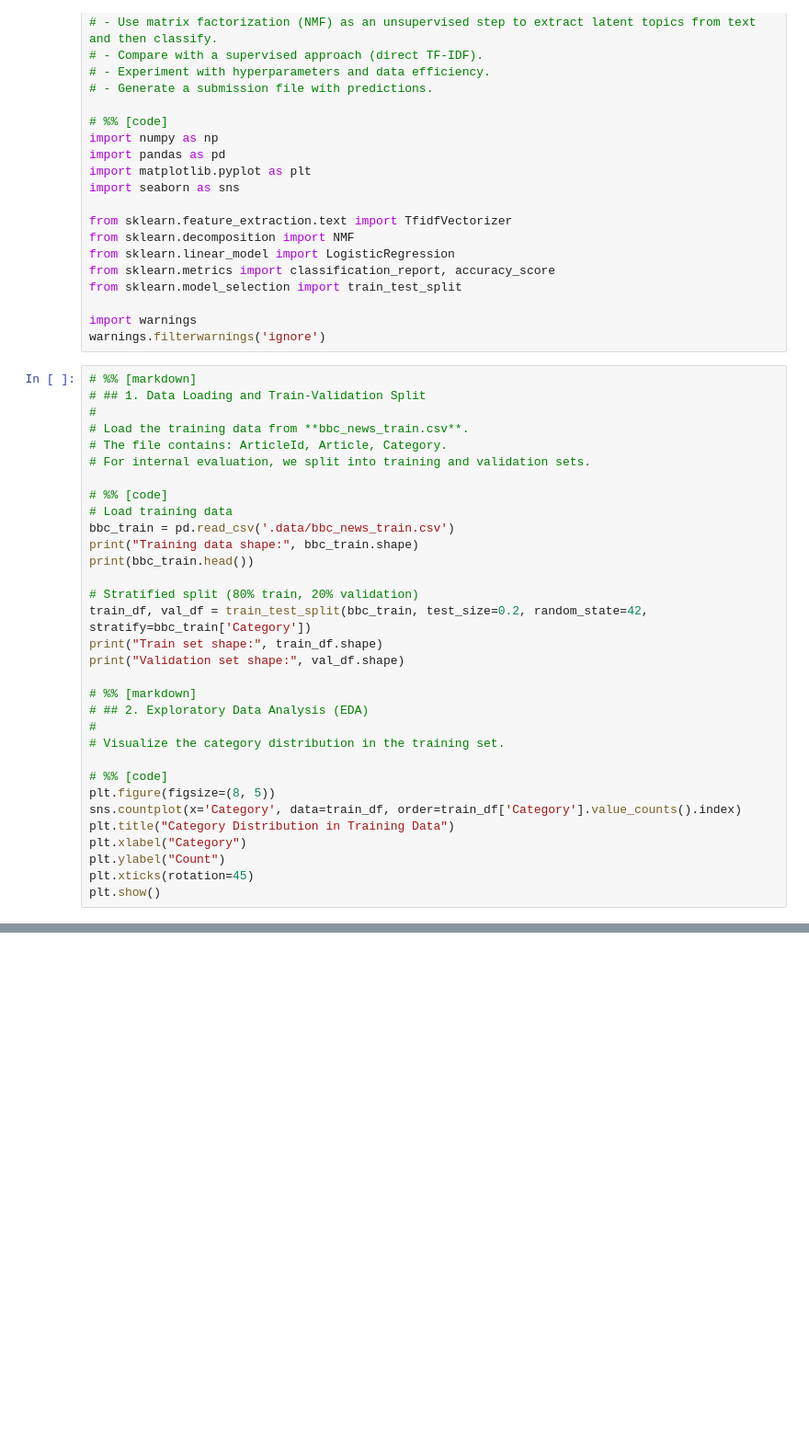
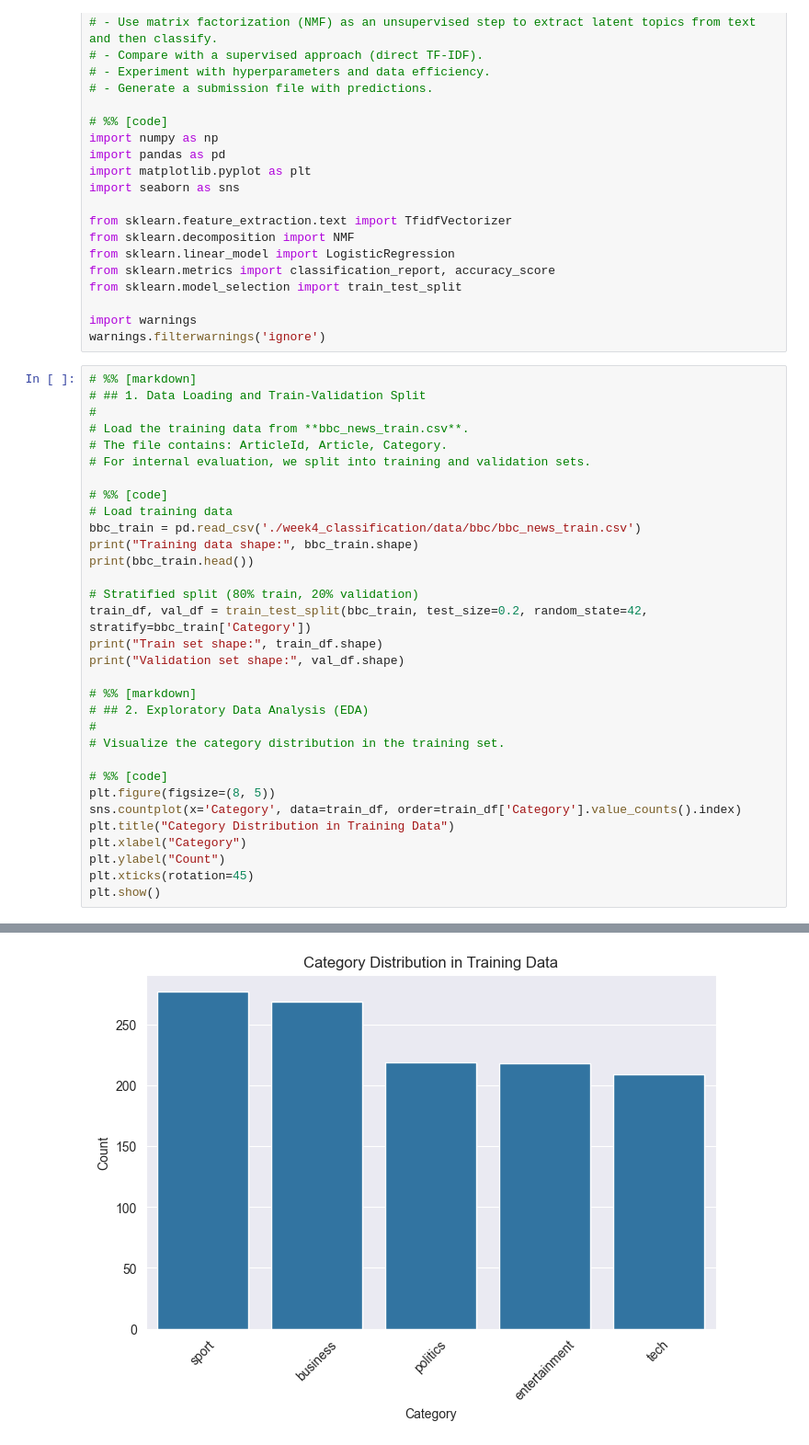
Before and after one commit to sanctusgee/csca5632-classification, a Jupyter notebook: week4-bbc-kaggle.ipynb, the cells around one changed output, grey strips where cells are left out. Shown at 92% size. Drawn from its saved outputs; the diff is of its cells as text; blank space fills up the shorter version.

```diff
--- a/week4-bbc-kaggle.ipynb
+++ b/week4-bbc-kaggle.ipynb
@@ -38,7 +38,7 @@ warnings.filterwarnings('ignore')
 
 # %% [code]
 # Load training data
-bbc_train = pd.read_csv('.data/bbc_news_train.csv')
+bbc_train = pd.read_csv('./week4_classification/data/bbc/bbc_news_train.csv')
 print("Training data shape:", bbc_train.shape)
 print(bbc_train.head())
 
@@ -60,3 +60,4 @@ plt.xlabel("Category")
 plt.ylabel("Count")
 plt.xticks(rotation=45)
 plt.show()
+# %% [output]
@@ -63,3 +73,4 @@ plt.show()
+[figure, added]
 # %%
 # %% [markdown]
 # ## 3. Feature Extraction with TF-IDF
```
Also changed, not shown: parts of 12 cells of this notebook, 1 other file.
